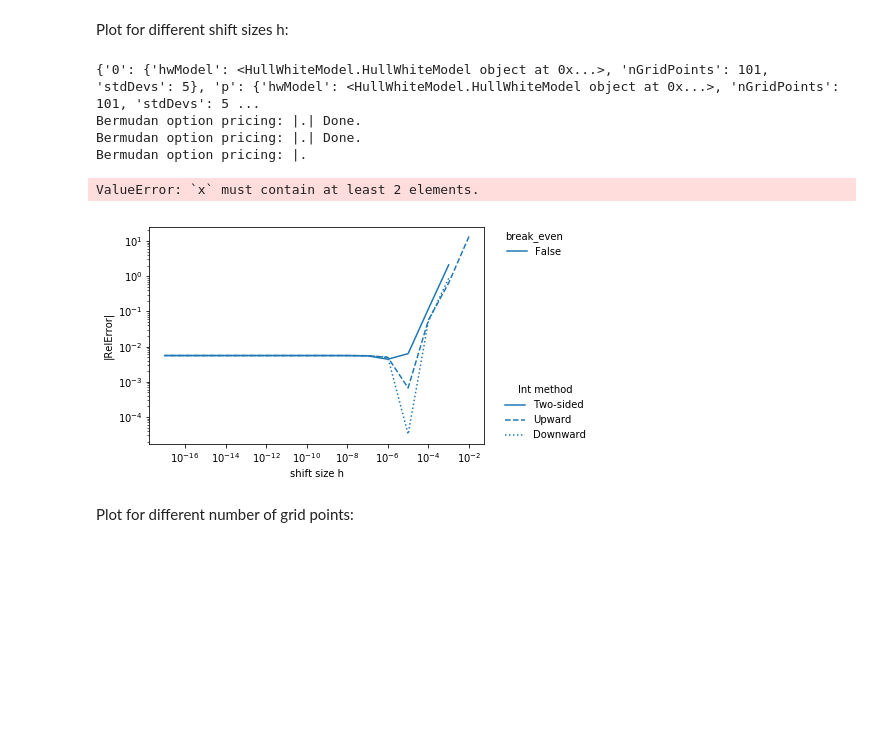
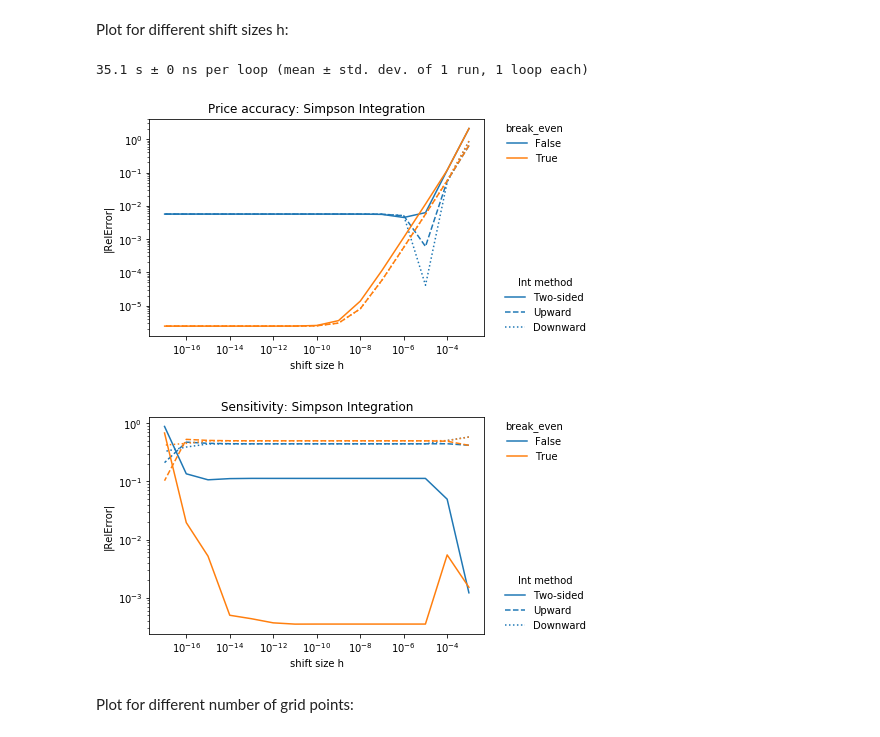
Before and after one commit to sschlenkrich/QuantLibPython, a Jupyter notebook: hom62.ipynb, the cells around one changed output. Cells and saved outputs as stored; diff of their text form; code cells hidden in the pictures; blank space fills up the shorter version.

Commit message:
added price accuracy

```diff
--- a/hom62.ipynb
+++ b/hom62.ipynb
@@ -108,6 +143,19 @@ def compute_integration2_multiple(n_grid_points=[101],lambda_std_devs=[5],hs=[10
                                   break_even=False,degree=[3],
                                   theta=[0.5],timeStepSize=[1/12],lambda0N=[None],
                                   methods = [SimpsonIntegration,CubicSplineExactIntegration,HermiteIntegration,PDESolver]):
+    """Wrapper for the price evaluation of Bermudan swap option via density integration or PDE
+
+    Keyword arguments (If not explicitly written parameters have to be numerics or list of numerics):
+    n_grid_points (int) -- number of grid points, default 101
+    lambda_std_devs -- grid size (lambda*std), default 5
+    hs -- shift size, default [10.0**(-k) for k in range(3,18)]
+    break_even (bool) -- density integration with break even, default False
+    degree (int) -- Hermite polynomial degrees, default 3
+    theta -- time integration parameter, default 0.5
+    timeStepSize -- time step size, default 1/12
+    lambda0N -- choice of boundary condition, default None
+    methods -- method selection for evaluation, only SimpsonIntegration,CubicSplineExactIntegration,HermiteIntegration,PDESolver can be selected, default [SimpsonIntegration,CubicSplineExactIntegration,HermiteIntegration,PDESolver]
+    """
     table = list()
     timetable = []
     # Converting all arguments into list to use all combinations of these
@@ -120,6 +168,7 @@ def compute_integration2_multiple(n_grid_points=[101],lambda_std_devs=[5],hs=[10
     if not isinstance(lambda0N,list): lambda0N = [lambda0N]
     if not isinstance(hs,list): hs = [hs]
 
+    # Computation for SimpsonIntegration and CubicSpliceExactIntegration if demanded
     for method in [i for i in methods if i in [SimpsonIntegration,CubicSplineExactIntegration]]:
         for arg in list(product(n_grid_points,lambda_std_devs,break_even)):
             start = time.time()
@@ -134,6 +183,7 @@ def compute_integration2_multiple(n_grid_points=[101],lambda_std_devs=[5],hs=[10
             table.append(tmp)
             timetable.append([method.__name__,None,end-start])
             del tmp
+    # Computation for SimpsonIntegration and CubicSpliceExactIntegration if demanded
     if HermiteIntegration in methods:
         for arg in list(product(n_grid_points,lambda_std_devs,break_even,degree)):
             start = time.time()
@@ -261,24 +352,22 @@ def range_rel_error(table,id='I'):
 Plot for different shift sizes h:
 # %%
 %%timeit -r 1
-#%%capture
-table_simpson = compute_integration2(
-    SimpsonIntegration,
+%%capture
+table_simpson,_ = compute_integration2_multiple(
+    methods=[SimpsonIntegration],
     n_grid_points=101,
     lambda_std_devs=5,
-    hs = [10**(-i) for i in range(2,18)],
+    hs = [10**(-i) for i in range(3,18)],
     break_even=[True,False]
 )
 # %% [output]
-{'0': {'hwModel': <HullWhiteModel.HullWhiteModel object at 0x...>, 'nGridPoints': 101, 'stdDevs': 5}, 'p': {'hwModel': <HullWhiteModel.HullWhiteModel object at 0x...>, 'nGridPoints': 101, 'stdDevs': 5 ...
-Bermudan option pricing: |.| Done.
-Bermudan option pricing: |.| Done.
-Bermudan option pricing: |.
+35.1 s ± 0 ns per loop (mean ± std. dev. of 1 run, 1 loop each)
-ValueError: `x` must contain at least 2 elements.
-# %%
-plotRelativeError2(table_simpson,leg1 = 'break_even')
-# %% [output]
-[figure, removed]
+# %%
+plotRelativeError2(table_simpson,leg1 = 'break_even',title='Simpson Integration')
+plotRelativeError2(table_simpson,leg1 = 'break_even',title='Simpson Integration', sensitivity=True)
+# %% [output]
+[figure, added]
+[figure, added]
 # %% [markdown]
 Plot for different number of grid points:
 # %%
```
Also changed, not shown: parts of 7 cells of this notebook.
